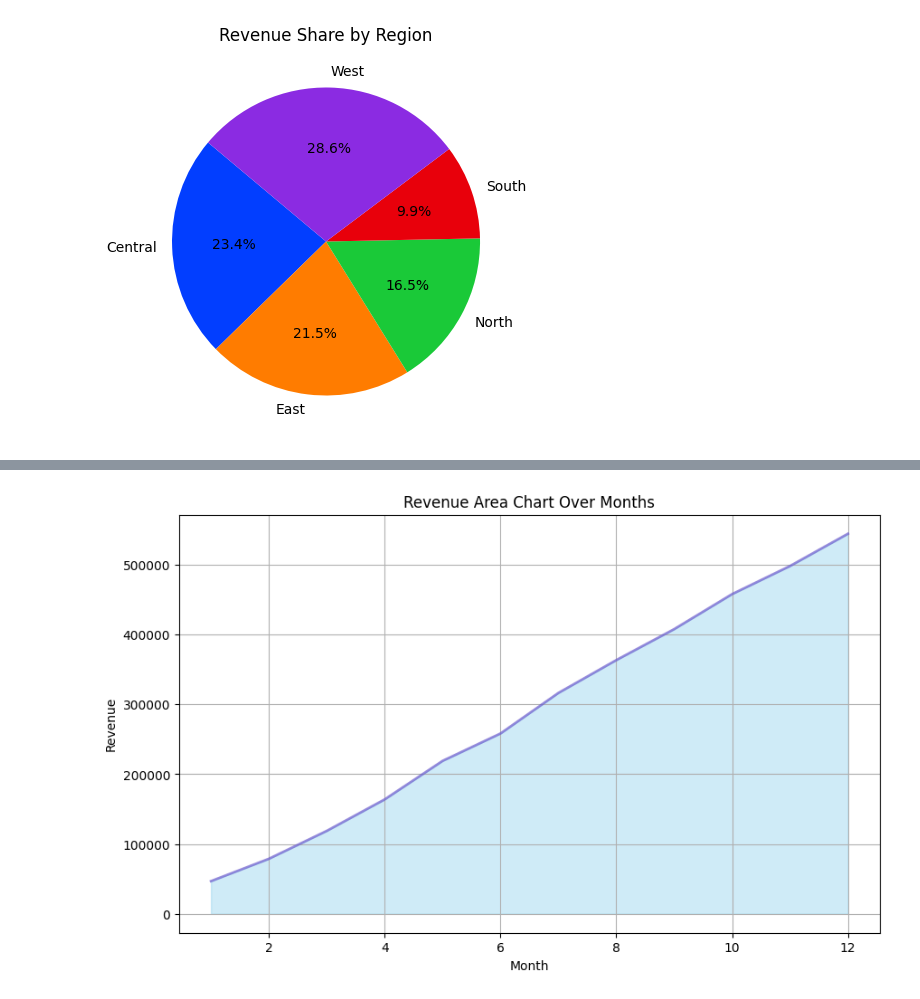
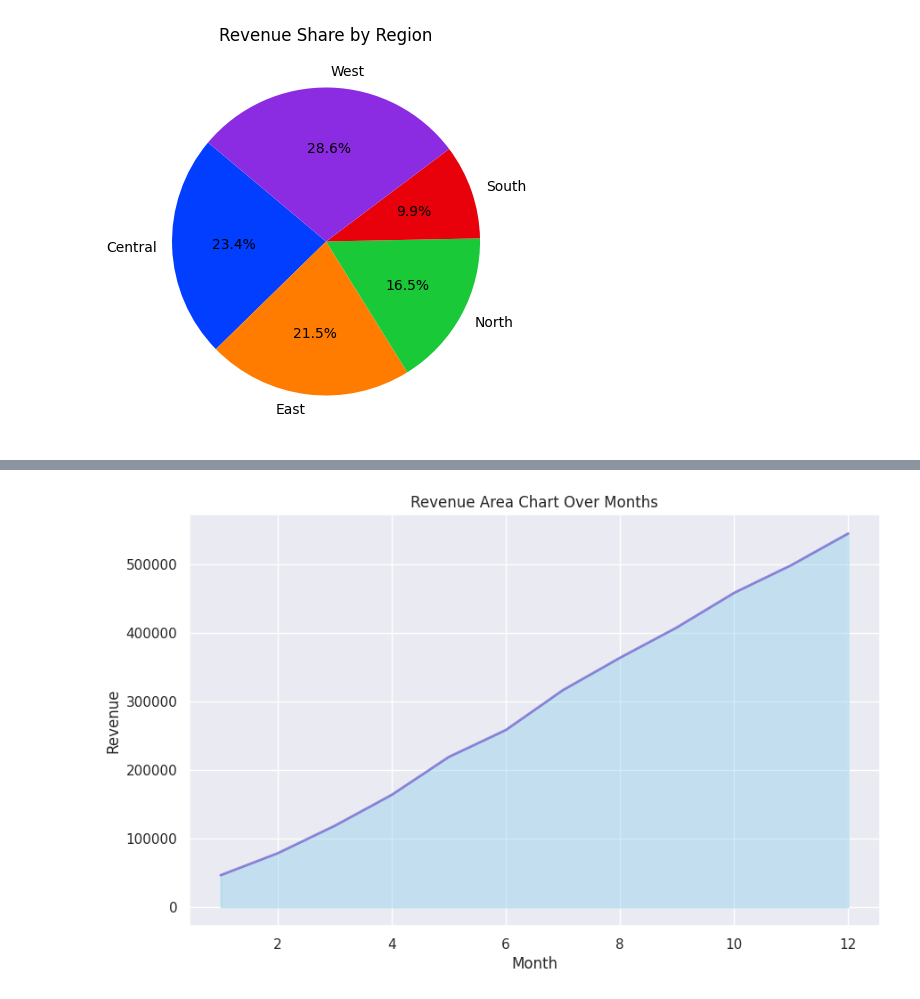
Before and after one commit to SobiaNoorAI/Data-Seekho-Data-Science-Mastery-Program, a Jupyter notebook: MODULE 3: DATA VISUALIZATION AND ANALYSIS/Assignment 1: Exploring Visualizations with Power BI, Matplotlib, and Seaborn/Python_Visualization_(Matplotlib_Seaborn).ipynb, the cells around one changed output, grey strips where cells are left out. Saved outputs shown, nothing was run; the diff lists cells and outputs as text; code cells hidden in the pictures.

```diff
--- a/MODULE 3: DATA VISUALIZATION AND ANALYSIS/Assignment 1: Exploring Visualizations with Power BI, Matplotlib, and Seaborn/Python_Visualization_(Matplotlib_Seaborn).ipynb
+++ b/MODULE 3: DATA VISUALIZATION AND ANALYSIS/Assignment 1: Exploring Visualizations with Power BI, Matplotlib, and Seaborn/Python_Visualization_(Matplotlib_Seaborn).ipynb
@@ -216,13 +248,17 @@ plt.show()
 # %%
 # Area Chart
 cumulative_revenue = data.groupby('Month')['Revenue'].sum().cumsum().reset_index()
 plt.figure(figsize=(10, 6))
-plt.fill_between(cumulative_revenue['Month'], cumulative_revenue['Revenue'], color="skyblue", alpha=0.4)
+#grid style
+sns.set(style="darkgrid")
+plt.fill_between(cumulative_revenue['Month'], cumulative_revenue['Revenue'], color='skyblue', alpha=0.4)
+#line
 plt.plot(cumulative_revenue['Month'], cumulative_revenue['Revenue'], color="Slateblue", alpha=0.7, linewidth=2)
 plt.title('Revenue Area Chart Over Months')
 plt.xlabel('Month')
 plt.ylabel('Revenue')
 plt.grid(True)
+plt.savefig('revenue_area_chart.png')
 plt.show()
 # %% [output]
-[figure, old version]
+[figure, new version]
```
Also changed, not shown: parts of 43 cells of this notebook.
